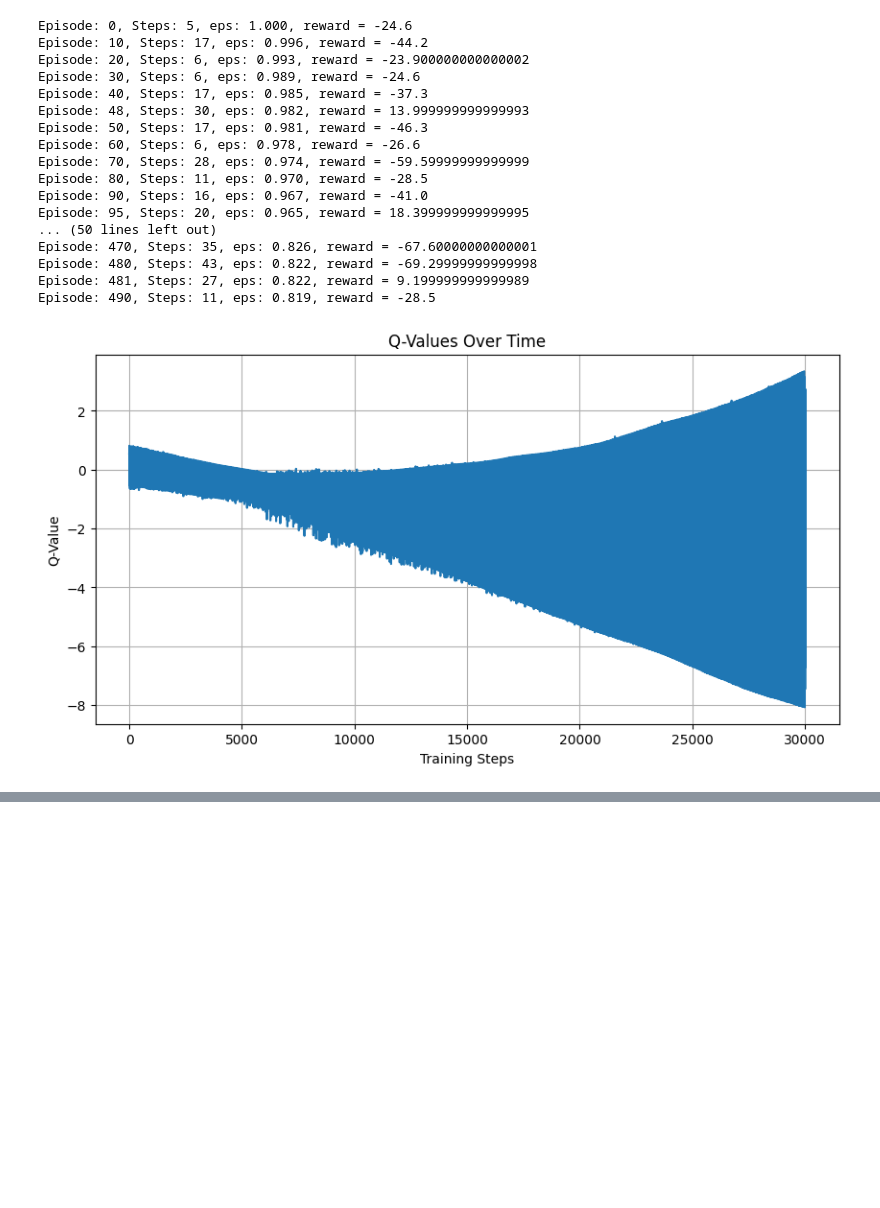
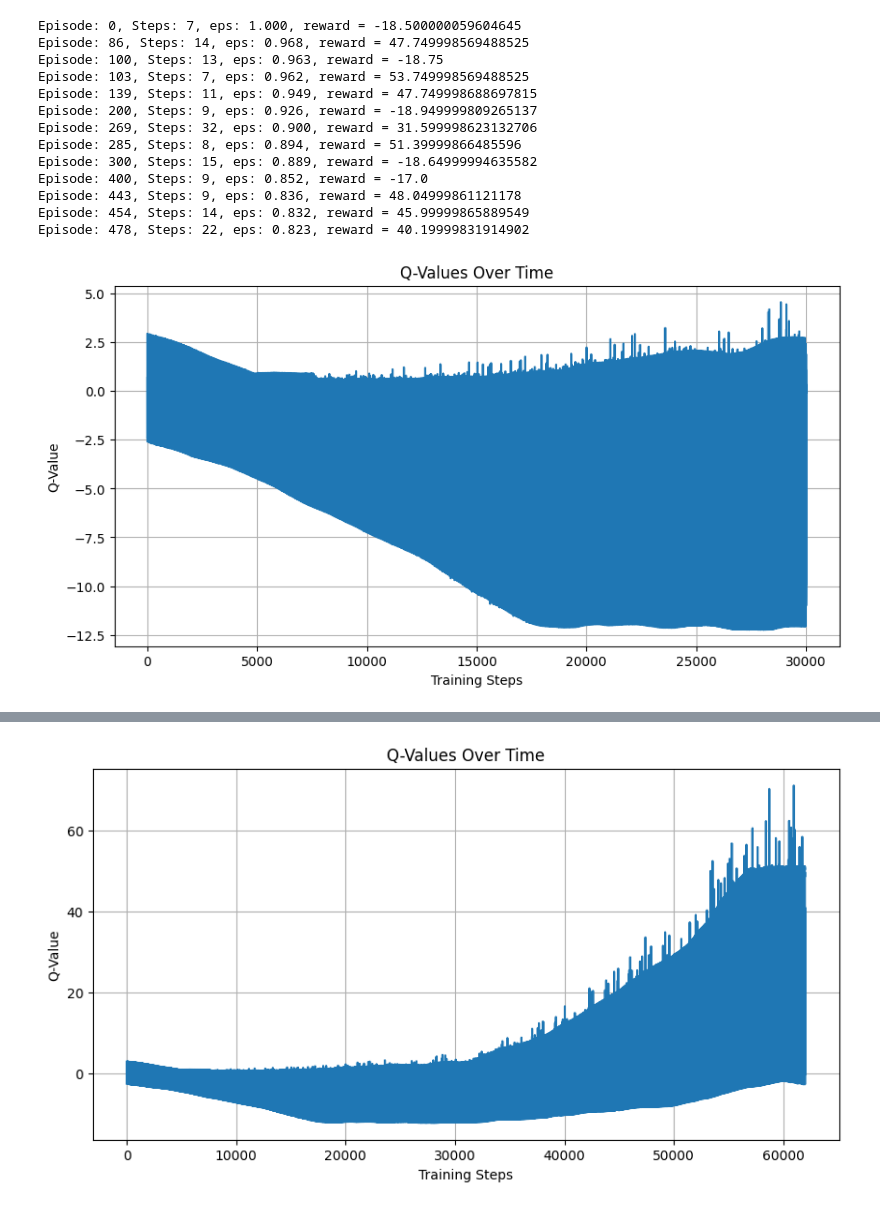
Before and after one commit to ArtLiathain/FYP, a Jupyter notebook: PythonMazeInteraction/DQN.ipynb, the cells around one changed output, grey strips where cells are left out. Cells and saved outputs as stored; diff of their text form; code cells hidden in the pictures; blank space fills up the shorter version.

```diff
--- a/PythonMazeInteraction/DQN.ipynb
+++ b/PythonMazeInteraction/DQN.ipynb
@@ -14,7 +21,7 @@ def map_int_to_direction(input):
     else:
         return maze_library.Direction.West
 # %%
-env = maze_library.init_environment_python(16,16,5)
+env = maze_library.init_environment_python(10,10,5)
 maze_library.create_kruzkals_maze(env)
 maze_library.make_maze_imperfect(env)
 # %%
@@ -40,24 +47,24 @@ def action_result_to_input_vector(state, info):
     available_paths = state.available_paths
     visited_paths = state.visited_paths
     return np.array([
-        available_paths.get(maze_library.Direction.North, 0)/10,
+        available_paths.get(maze_library.Direction.North, 0),
         visited_paths.get(maze_library.Direction.North, False),
-        available_paths.get(maze_library.Direction.East, 0)/10,
+        available_paths.get(maze_library.Direction.East, 0),
         visited_paths.get(maze_library.Direction.East, False),
-        available_paths.get(maze_library.Direction.South, 0)/10,
+        available_paths.get(maze_library.Direction.South, 0),
         visited_paths.get(maze_library.Direction.South, False),
-        available_paths.get(maze_library.Direction.West, 0)/10,
+        available_paths.get(maze_library.Direction.West, 0),
         visited_paths.get(maze_library.Direction.West, False),
         info.previous_direction,
-        state.current_location[0] / 10,
-        state.current_location[1] / 10,
-        state.end_node[0] / 10,
-        state.end_node[1] / 10,
-        info.previous_node[0] / 10,
-        info.previous_node[1] / 10,
-        info.manhattan_distance / 10,
-        info.goal_dx/5,
-        info.goal_dy/5,
+        state.current_location[0] ,
+        state.current_location[1] ,
+        state.end_node[0] ,
+        state.end_node[1] ,
+        info.previous_node[0] ,
+        info.previous_node[1] ,
+        info.manhattan_distance ,
+        info.goal_dx,
+        info.goal_dy,
         info.visited_amount
 
     ])
@@ -113,7 +127,7 @@ reward_log = []
 def play_one_step(env, state, info, epsilon):
     flat_state = action_result_to_input_vector(state, info)
     action = epsilon_greedy_policy(flat_state, epsilon)
-    action_obj = maze_library.create_action(map_int_to_direction(action))
+    action_obj = maze_library.create_action(map_int_to_direction(action), 0)
     next_state, reward, done, truncated, new_info = action_result_to_tuple(env.take_action(action_obj))
     flat_next_state = action_result_to_input_vector(next_state, new_info)
     reward_log.append(reward)
@@ -166,49 +180,45 @@ for episode in range(steps):
     result = env.reset()
     obs, reward, done, truncated, info = action_result_to_tuple(result)
     cumilative_reward = 0
     for step in range(steps):
         epsilon = max(1 - episode / (steps * 0.9), 0.01)
         obs, reward, done, truncated, info = play_one_step(env, obs, info, epsilon)
         cumilative_reward += reward
         if done or truncated:
             break
 
     # Extra debug information
-    if episode% 10 == 0 or cumilative_reward > 0:
+    if episode% 100 == 0 or cumilative_reward > 0:
         print(f"\rEpisode: {episode}, Steps: {step}, eps: {epsilon:.3f}, reward = {cumilative_reward}")
     rewards.append(cumilative_reward)
 
     if cumilative_reward > highest_reward:
         best_weights = model.get_weights()
         highest_reward = cumilative_reward
 
     if episode > 30:
         training_step(batch_size)
     if episode % 500 == 499:
         plot_q_values()
 
     with open(f'../mazeLogs/solve{episode}.json', 'w') as file:
         file.write(env.to_json_python())
 
 
 
 model.set_weights(best_weights)  # extra code – restores the best model weights
 # %% [output]
-Episode: 0, Steps: 5, eps: 1.000, reward = -24.6
-Episode: 10, Steps: 17, eps: 0.996, reward = -44.2
-Episode: 20, Steps: 6, eps: 0.993, reward = -23.900000000000002
-Episode: 30, Steps: 6, eps: 0.989, reward = -24.6
-Episode: 40, Steps: 17, eps: 0.985, reward = -37.3
-Episode: 48, Steps: 30, eps: 0.982, reward = 13.999999999999993
-Episode: 50, Steps: 17, eps: 0.981, reward = -46.3
-Episode: 60, Steps: 6, eps: 0.978, reward = -26.6
-Episode: 70, Steps: 28, eps: 0.974, reward = -59.59999999999999
-Episode: 80, Steps: 11, eps: 0.970, reward = -28.5
-Episode: 90, Steps: 16, eps: 0.967, reward = -41.0
-Episode: 95, Steps: 20, eps: 0.965, reward = 18.399999999999995
-... (50 lines left out)
-Episode: 470, Steps: 35, eps: 0.826, reward = -67.60000000000001
-Episode: 480, Steps: 43, eps: 0.822, reward = -69.29999999999998
-Episode: 481, Steps: 27, eps: 0.822, reward = 9.199999999999989
-Episode: 490, Steps: 11, eps: 0.819, reward = -28.5
+Episode: 0, Steps: 7, eps: 1.000, reward = -18.500000059604645
+Episode: 86, Steps: 14, eps: 0.968, reward = 47.749998569488525
+Episode: 100, Steps: 13, eps: 0.963, reward = -18.75
+Episode: 103, Steps: 7, eps: 0.962, reward = 53.749998569488525
+Episode: 139, Steps: 11, eps: 0.949, reward = 47.749998688697815
+Episode: 200, Steps: 9, eps: 0.926, reward = -18.949999809265137
+Episode: 269, Steps: 32, eps: 0.900, reward = 31.599998623132706
+Episode: 285, Steps: 8, eps: 0.894, reward = 51.39999866485596
+Episode: 300, Steps: 15, eps: 0.889, reward = -18.64999994635582
+Episode: 400, Steps: 9, eps: 0.852, reward = -17.0
+Episode: 443, Steps: 9, eps: 0.836, reward = 48.04999861121178
+Episode: 454, Steps: 14, eps: 0.832, reward = 45.99999865889549
+Episode: 478, Steps: 22, eps: 0.823, reward = 40.19999831914902
-[figure, old version]
+[figure, new version]
@@ -222,0 +242 @@ Episode: 550, Steps: 36, eps: 0.796, reward = -77.30000000000001
+[figure, added]
```
Also changed, not shown: parts of 6 cells of this notebook, 16 other files.
